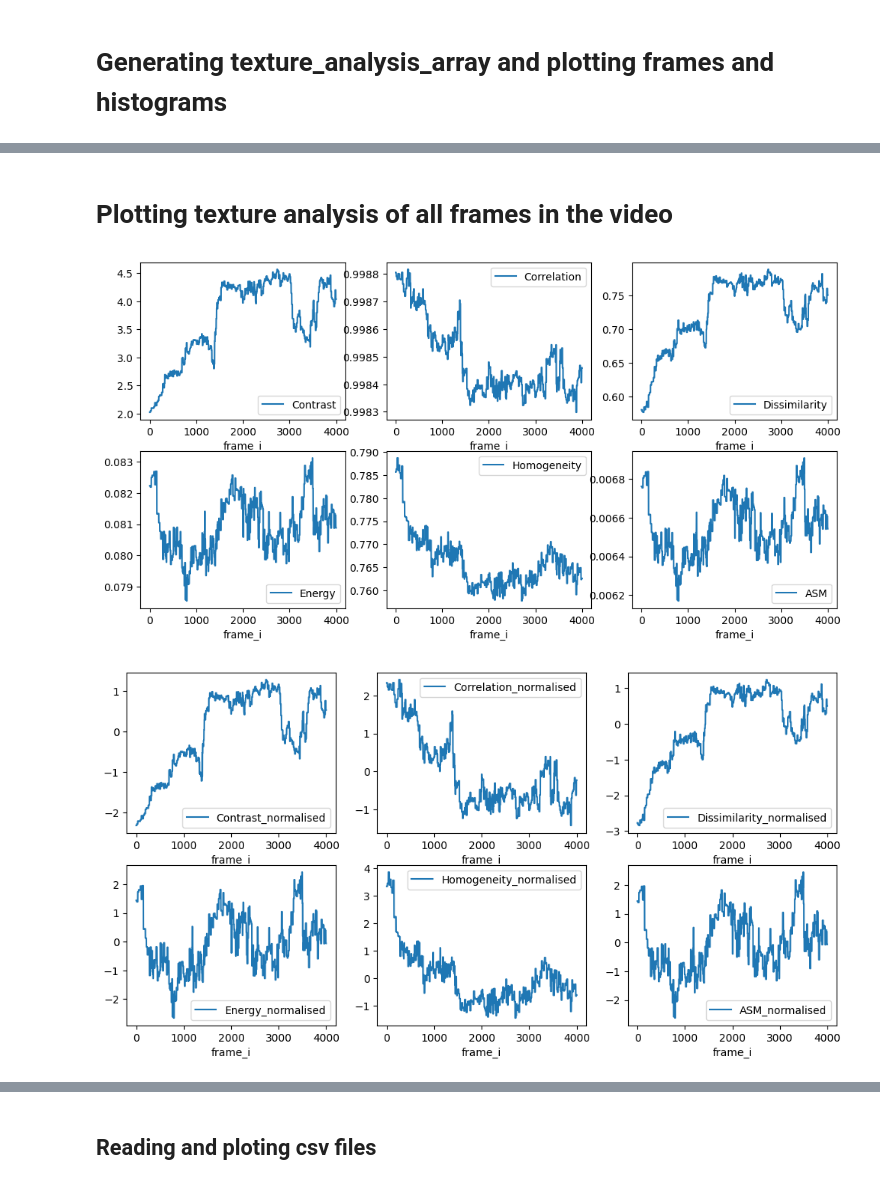
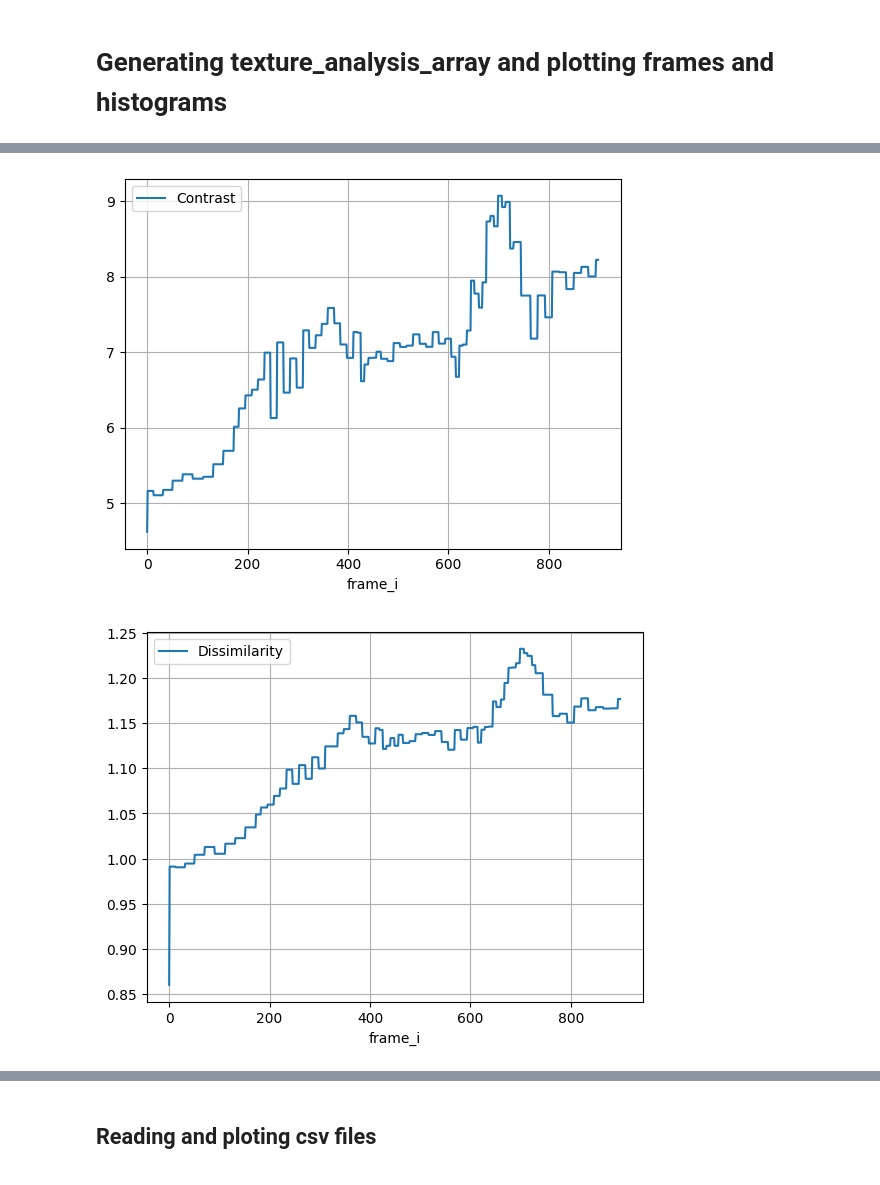
Before and after one commit to mxochicale/sentient, a Jupyter notebook: rtt4ssa/data_analysis/analysis_of_data_from_multiple-files.ipynb, the cells around one changed output, grey strips where cells are left out. Cells and saved outputs as stored; diff of their text form; code cells hidden in the pictures.

Commit message:
adds notebooks to analyse demo-data (#24)

```diff
--- a/rtt4ssa/data_analysis/analysis_of_data_from_multiple-files.ipynb
+++ b/rtt4ssa/data_analysis/analysis_of_data_from_multiple-files.ipynb
@@ -80,7 +90,7 @@ FULL_PATH_AND_AVI_FILE = os.path.join(FULL_REPO_DATA_PATH, 'participant01/'+PART
 FULL_PATH_AND_CSV_FILE = os.path.join(FULL_REPO_DATA_PATH, 'participant01/'+PARTICIPANTNN_TESTNN+'.avi.csv')
 
 start_frame_number = 000
-end_frame_number = 4000
+end_frame_number = 900
 total_number_of_frames = end_frame_number - start_frame_number
 
 
@@ -102,7 +112,7 @@ width: 640
 # %% [markdown]
 # Generating texture_analysis_array and plotting frames and histograms
 # %%
-display_factor = 1000
+display_factor = 400
 texture_analysis_array = compute_texture_array_and_plot(video, frames_timestam, display_factor)
 # %% [output]
 frame_i: 0, timestamp 00:00:0.000
@@ -144,63 +128,6 @@ print(df_texture_analysis)
-# %% [markdown]
-# Plotting texture analysis of all frames in the video
 # %%
-## Comment/uncomment any of the following lines to show however axis you would like to see in the plot
-## TODO: https://seaborn.pydata.org/generated/seaborn.lineplot.html
 
-### Ploting all texture features
-fig, axs = plt.subplots(2,3, figsize=(12, 6))
-
-df_texture_analysis.plot(x='frame_i', y='Contrast', ax=axs[0,0] )
-# axs[0,0].set_ylim((0,15))
-
-df_texture_analysis.plot(x='frame_i', y='Correlation', ax=axs[0,1])
-# # axs[0,2].set_ylim((0.997,0.999))
-
-df_texture_analysis.plot(x='frame_i', y='Dissimilarity', ax=axs[0,2])
-# axs[0,1].set_ylim((0.75,1.5))
-
-df_texture_analysis.plot(x='frame_i', y='Energy', ax=axs[1,0])
-
-df_texture_analysis.plot(x='frame_i', y='Homogeneity', ax=axs[1,1])
-df_texture_analysis.plot(x='frame_i', y='ASM', ax=axs[1,2])
-
-plt.show()
-
-
-
-### Ploting all texture features
-fig, axs = plt.subplots(2,3, figsize=(12, 6))
-
-df_texture_analysis.plot(x='frame_i', y='Contrast_normalised', ax=axs[0,0] )
-# axs[0,0].set_ylim((0,15))
-
-df_texture_analysis.plot(x='frame_i', y='Correlation_normalised', ax=axs[0,1])
-# # axs[0,2].set_ylim((0.997,0.999))
-
-df_texture_analysis.plot(x='frame_i', y='Dissimilarity_normalised', ax=axs[0,2])
-# axs[0,1].set_ylim((0.75,1.5))
-
-df_texture_analysis.plot(x='frame_i', y='Energy_normalised', ax=axs[1,0])
-
-df_texture_analysis.plot(x='frame_i', y='Homogeneity_normalised', ax=axs[1,1])
-df_texture_analysis.plot(x='frame_i', y='ASM_normalised', ax=axs[1,2])
-
-plt.show()
-
-
-
-### Ploting single texture feature
-ax = plt.gca()
-df_texture_analysis.plot(x='frame_i', y='ASM', ax=ax)
-plt.ylim((0.003,0.005))
-plt.grid()
-plt.show()
-
-
-ax = plt.gca()
-df_texture_analysis.plot(x='frame_i', y='ASM_normalised', ax=ax)
-plt.grid()
-plt.show()
+df_texture_analysis = get_and_plot_data_frame_of_texture_analysis(texture_analysis_array, total_number_of_frames)
 # %% [output]
-[figure, old version]
+[figure, new version]
-[figure, old version]
+[figure, new version]
```
Also changed, not shown: parts of 11 cells of this notebook, 1 other file.
